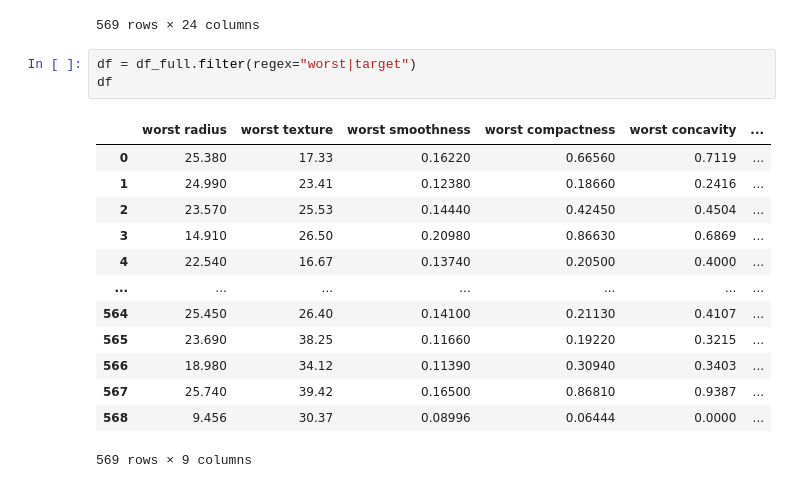
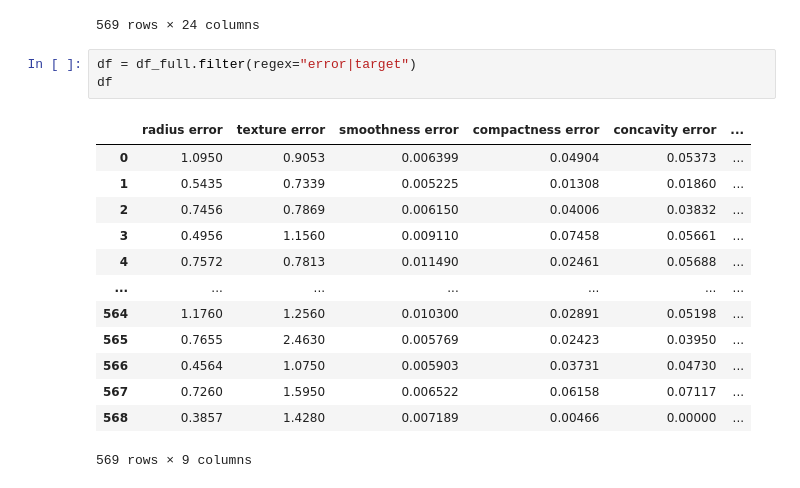
Before and after one commit to Erfan-Taherirani/Applied-ML-Lab, a Jupyter notebook: core_ml/classification/Breast Cancer Detection/test.ipynb, the cells around one changed output. Drawn from its saved outputs; the diff is of its cells as text.

```diff
--- a/core_ml/classification/Breast Cancer Detection/test.ipynb
+++ b/core_ml/classification/Breast Cancer Detection/test.ipynb
@@ -52,19 +52,19 @@ df_full
 | 568 | 7.76 | 24.54 | 0.05263 | 0.04362 | 0.00000 | 0.00000 | ... |
 569 rows × 24 columns
 # %%
-df = df_full.filter(regex="worst|target")
+df = df_full.filter(regex="error|target")
 df
 # %% [output]
-|  | worst radius | worst texture | worst smoothness | worst compactness | worst concavity | ... |
-| 0 | 25.380 | 17.33 | 0.16220 | 0.66560 | 0.7119 | ... |
-| 1 | 24.990 | 23.41 | 0.12380 | 0.18660 | 0.2416 | ... |
-| 2 | 23.570 | 25.53 | 0.14440 | 0.42450 | 0.4504 | ... |
-| 3 | 14.910 | 26.50 | 0.20980 | 0.86630 | 0.6869 | ... |
-| 4 | 22.540 | 16.67 | 0.13740 | 0.20500 | 0.4000 | ... |
+|  | radius error | texture error | smoothness error | compactness error | concavity error | ... |
+| 0 | 1.0950 | 0.9053 | 0.006399 | 0.04904 | 0.05373 | ... |
+| 1 | 0.5435 | 0.7339 | 0.005225 | 0.01308 | 0.01860 | ... |
+| 2 | 0.7456 | 0.7869 | 0.006150 | 0.04006 | 0.03832 | ... |
+| 3 | 0.4956 | 1.1560 | 0.009110 | 0.07458 | 0.05661 | ... |
+| 4 | 0.7572 | 0.7813 | 0.011490 | 0.02461 | 0.05688 | ... |
 | ... | ... | ... | ... | ... | ... | ... |
-| 564 | 25.450 | 26.40 | 0.14100 | 0.21130 | 0.4107 | ... |
-| 565 | 23.690 | 38.25 | 0.11660 | 0.19220 | 0.3215 | ... |
-| 566 | 18.980 | 34.12 | 0.11390 | 0.30940 | 0.3403 | ... |
-| 567 | 25.740 | 39.42 | 0.16500 | 0.86810 | 0.9387 | ... |
-| 568 | 9.456 | 30.37 | 0.08996 | 0.06444 | 0.0000 | ... |
+| 564 | 1.1760 | 1.2560 | 0.010300 | 0.02891 | 0.05198 | ... |
+| 565 | 0.7655 | 2.4630 | 0.005769 | 0.02423 | 0.03950 | ... |
+| 566 | 0.4564 | 1.0750 | 0.005903 | 0.03731 | 0.04730 | ... |
+| 567 | 0.7260 | 1.5950 | 0.006522 | 0.06158 | 0.07117 | ... |
+| 568 | 0.3857 | 1.4280 | 0.007189 | 0.00466 | 0.00000 | ... |
 569 rows × 9 columns
```
Also changed, not shown: 2 other files.
